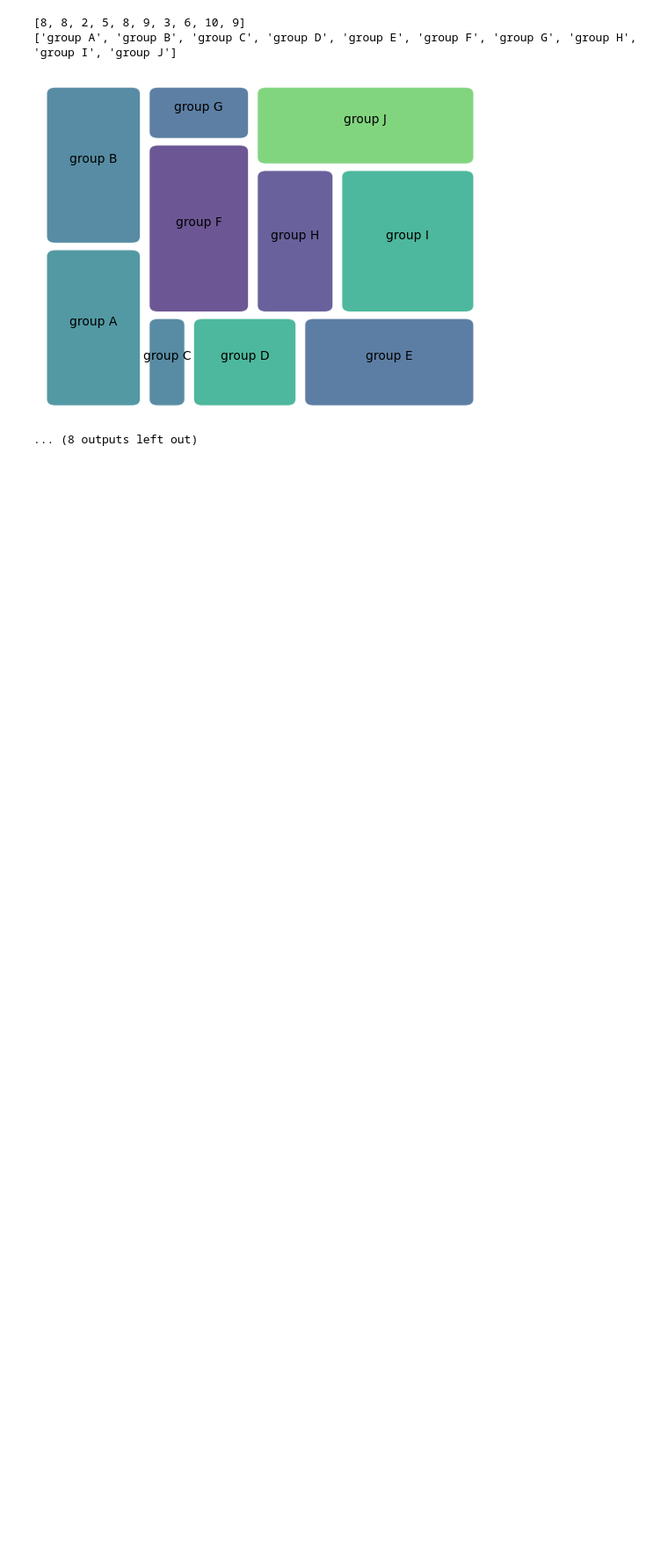
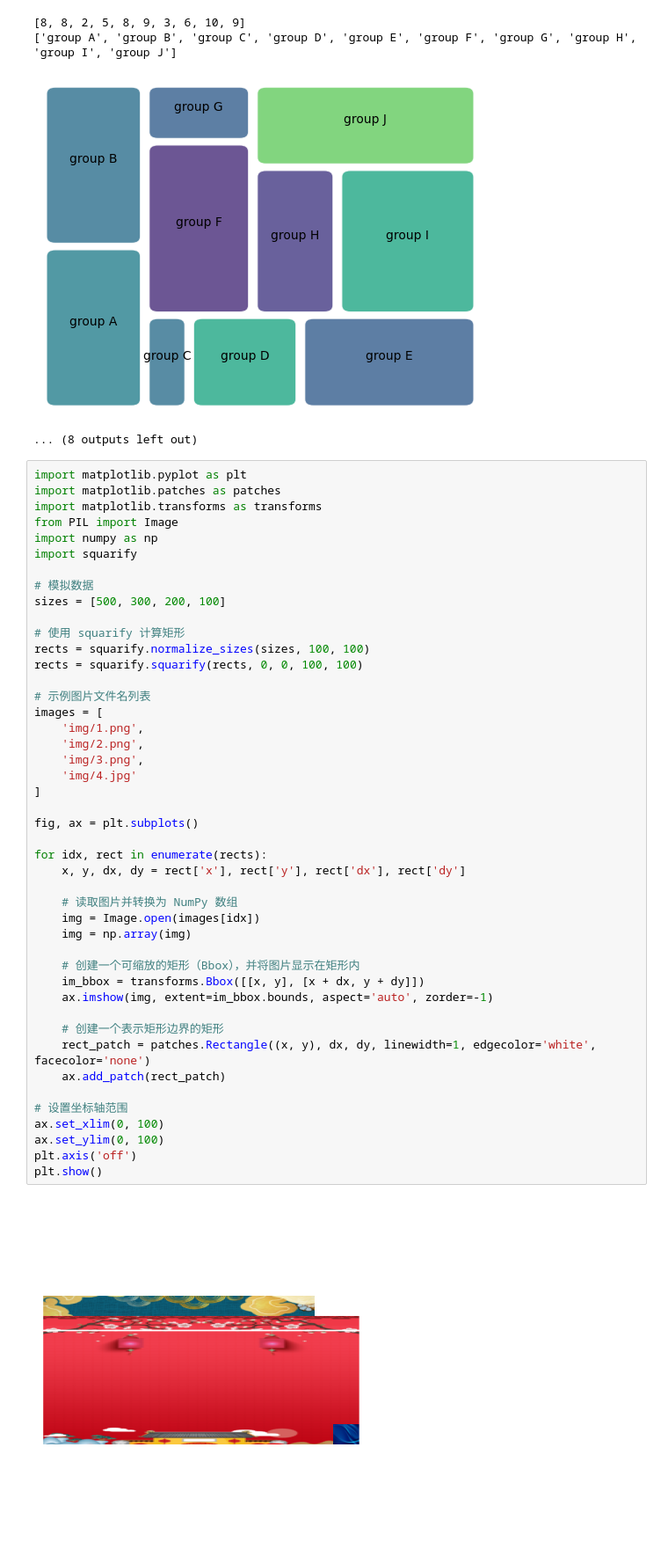
Before and after one commit to bananea20/treemap, a Jupyter notebook: test1.ipynb, the cells around one changed output. Shown at 88% size. Cells and saved outputs as stored; diff of their text form; blank space fills up the shorter version.

```diff
--- a/test1.ipynb
+++ b/test1.ipynb
@@ -61,3 +61,50 @@ for i in range(10):
 ['group A', 'group B', 'group C', 'group D', 'group E', 'group F', 'group G', 'group H', 'group I', 'group J']
 [figure]
 ... (8 outputs left out)
+# %%
+import matplotlib.pyplot as plt
+import matplotlib.patches as patches
+import matplotlib.transforms as transforms
+from PIL import Image
+import numpy as np
+import squarify
+
+# 模拟数据
+sizes = [500, 300, 200, 100]
+
+# 使用 squarify 计算矩形
+rects = squarify.normalize_sizes(sizes, 100, 100)
+rects = squarify.squarify(rects, 0, 0, 100, 100)
+
+# 示例图片文件名列表
+images = [
+    'img/1.png',
+    'img/2.png',
+    'img/3.png',
+    'img/4.jpg'
+]
+
+fig, ax = plt.subplots()
+
+for idx, rect in enumerate(rects):
+    x, y, dx, dy = rect['x'], rect['y'], rect['dx'], rect['dy']
+
+    # 读取图片并转换为 NumPy 数组
+    img = Image.open(images[idx])
+    img = np.array(img)
+
+    # 创建一个可缩放的矩形（Bbox），并将图片显示在矩形内
+    im_bbox = transforms.Bbox([[x, y], [x + dx, y + dy]])
+    ax.imshow(img, extent=im_bbox.bounds, aspect='auto', zorder=-1)
+
+    # 创建一个表示矩形边界的矩形
+    rect_patch = patches.Rectangle((x, y), dx, dy, linewidth=1, edgecolor='white', facecolor='none')
+    ax.add_patch(rect_patch)
+
+# 设置坐标轴范围
+ax.set_xlim(0, 100)
+ax.set_ylim(0, 100)
+plt.axis('off')
+plt.show()
+# %% [output]
+[figure, added]
```
Also changed, not shown: parts of 2 cells of this notebook.
